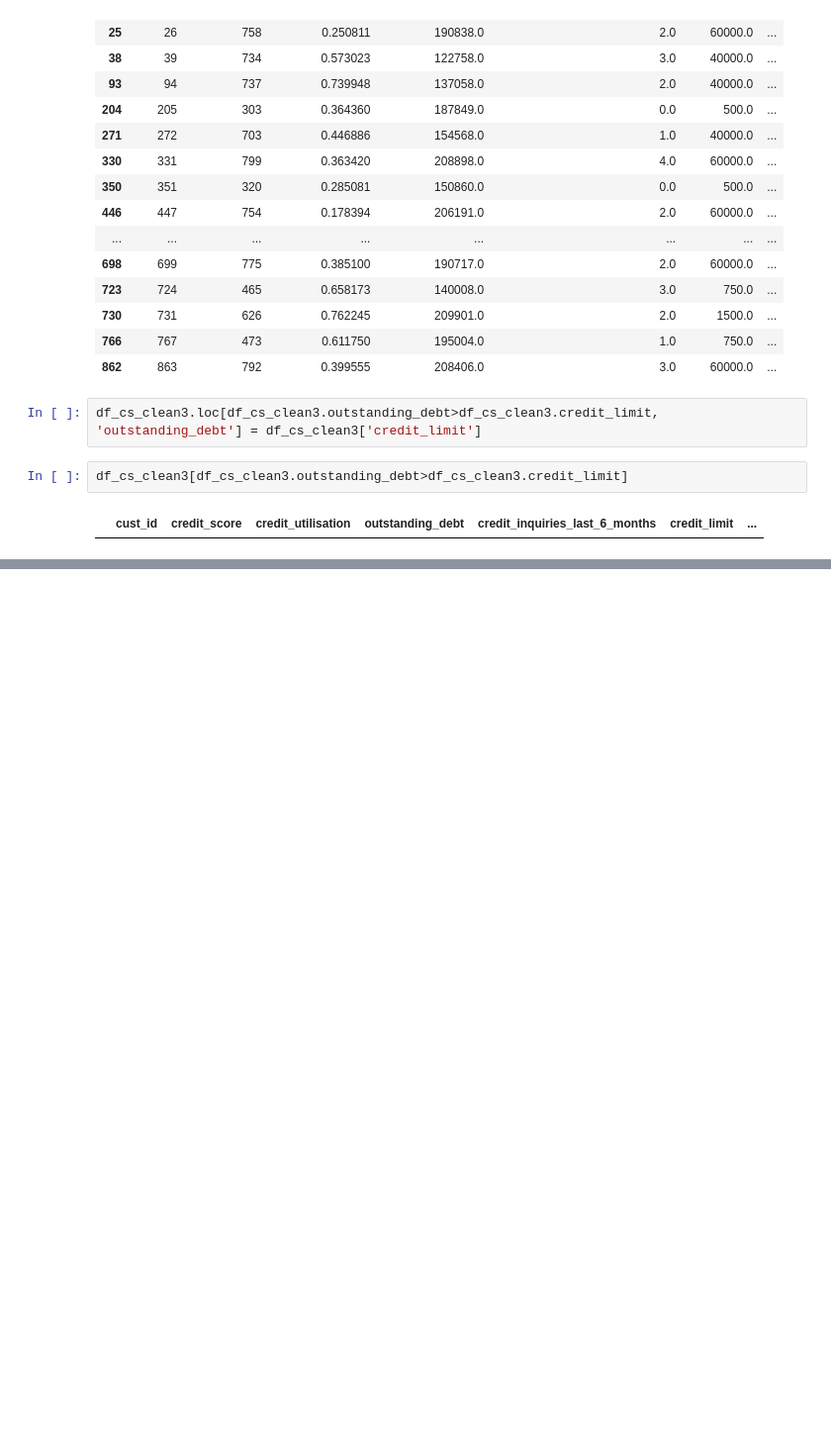
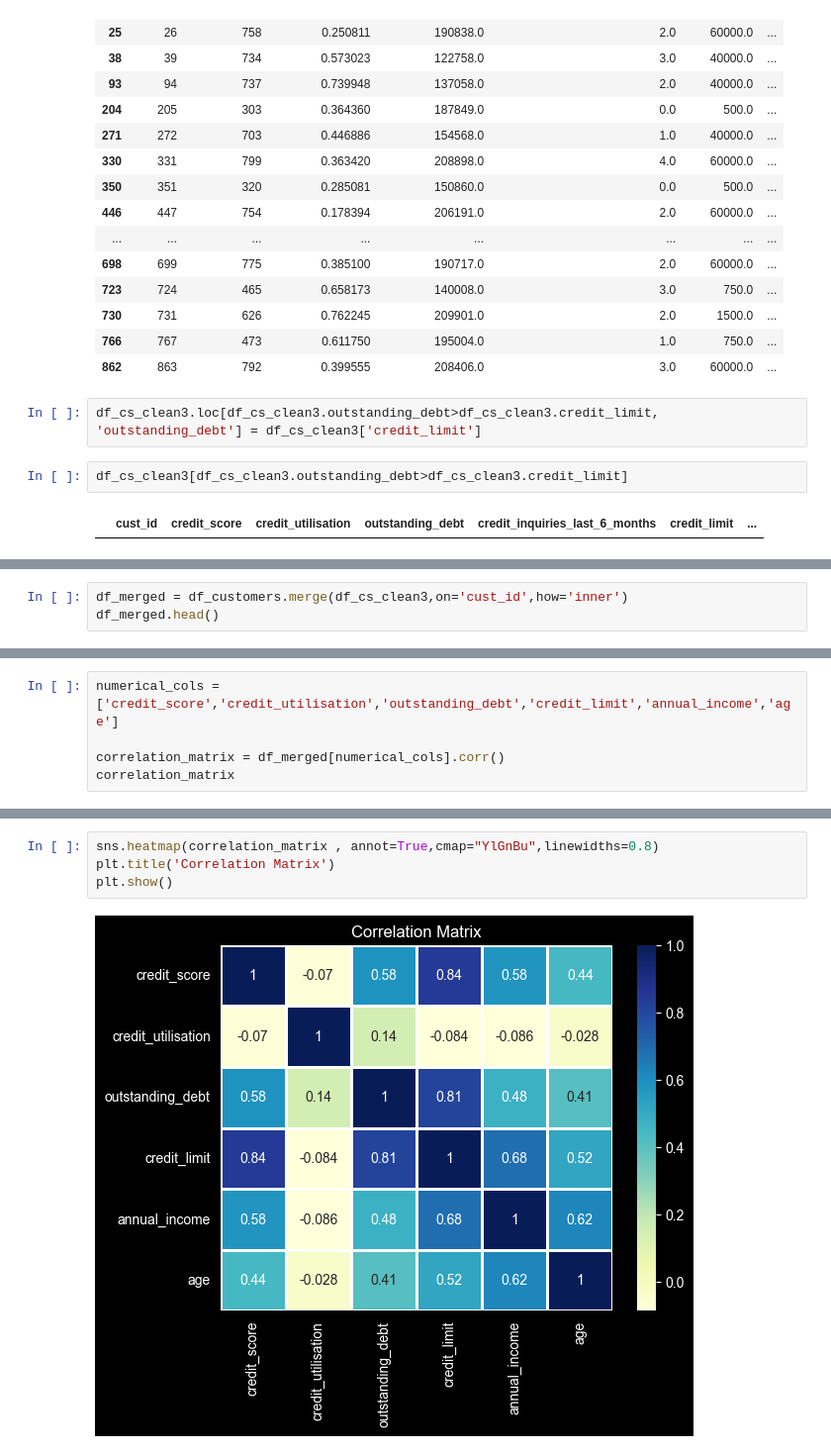
Before and after one commit to RawatXd/AtliQo-Bank-Project, a Jupyter notebook: main.ipynb, the cells around one changed output, grey strips where cells are left out. Shown at 99% size. Cells and saved outputs as stored; diff of their text form; blank space fills up the shorter version.

```diff
--- a/main.ipynb
+++ b/main.ipynb
@@ -631,0 +653,3 @@ df_cs_clean3[df_cs_clean3.outstanding_debt>df_cs_clean3.credit_limit]
+# %%
+df_merged = df_customers.merge(df_cs_clean3,on='cust_id',how='inner')
+df_merged.head()
@@ -631,0 +669,5 @@ df_cs_clean3[df_cs_clean3.outstanding_debt>df_cs_clean3.credit_limit]
+# %%
+numerical_cols = ['credit_score','credit_utilisation','outstanding_debt','credit_limit','annual_income','age']
+
+correlation_matrix = df_merged[numerical_cols].corr()
+correlation_matrix
@@ -631,0 +682,6 @@ df_cs_clean3[df_cs_clean3.outstanding_debt>df_cs_clean3.credit_limit]
+# %%
+sns.heatmap(correlation_matrix , annot=True,cmap="YlGnBu",linewidths=0.8)
+plt.title('Correlation Matrix')
+plt.show()
+# %% [output]
+[figure, added]
```
Also changed, not shown: parts of 13 cells of this notebook.
